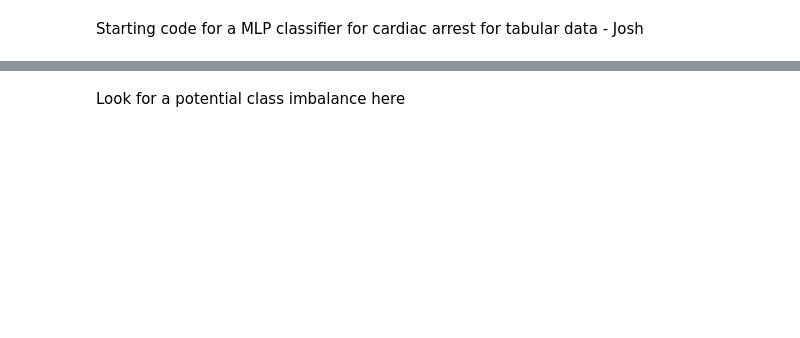
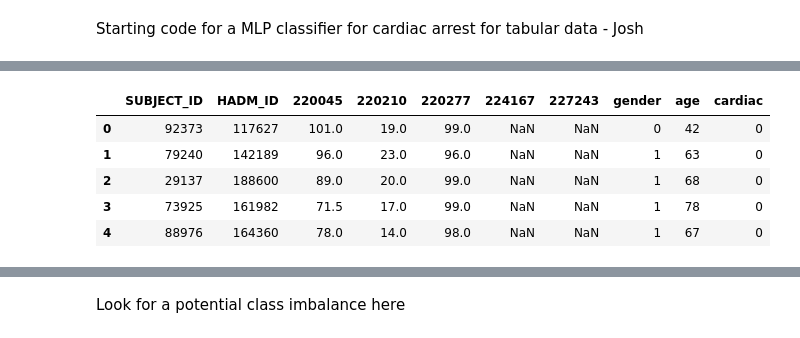
Before and after one commit to Lauramoffat/IHCA-prediction, a Jupyter notebook: DSCS_MLP_Binary_Classifier.ipynb, the cells around one changed output, grey strips where cells are left out. Saved outputs shown, nothing was run; the diff lists cells and outputs as text; code cells hidden in the pictures; blank space fills up the shorter version.

```diff
--- a/DSCS_MLP_Binary_Classifier.ipynb
+++ b/DSCS_MLP_Binary_Classifier.ipynb
@@ -19,0 +52,12 @@ df.head()
+# %%
+# pd.get_dummies(df['gender'])
+cleanup_nums = {"gender":     {"F": 0, "M": 1}}
+df.replace(cleanup_nums, inplace=True)
+df.head()
+# %% [output]
+|  | SUBJECT_ID | HADM_ID | 220045 | 220210 | 220277 | 224167 | 227243 | gender | age | cardiac |
+| 0 | 92373 | 117627 | 101.0 | 19.0 | 99.0 | NaN | NaN | 0 | 42 | 0 |
+| 1 | 79240 | 142189 | 96.0 | 23.0 | 96.0 | NaN | NaN | 1 | 63 | 0 |
+| 2 | 29137 | 188600 | 89.0 | 20.0 | 99.0 | NaN | NaN | 1 | 68 | 0 |
+| 3 | 73925 | 161982 | 71.5 | 17.0 | 99.0 | NaN | NaN | 1 | 78 | 0 |
+| 4 | 88976 | 164360 | 78.0 | 14.0 | 98.0 | NaN | NaN | 1 | 67 | 0 |
```
Also changed, not shown: parts of 18 cells of this notebook.
